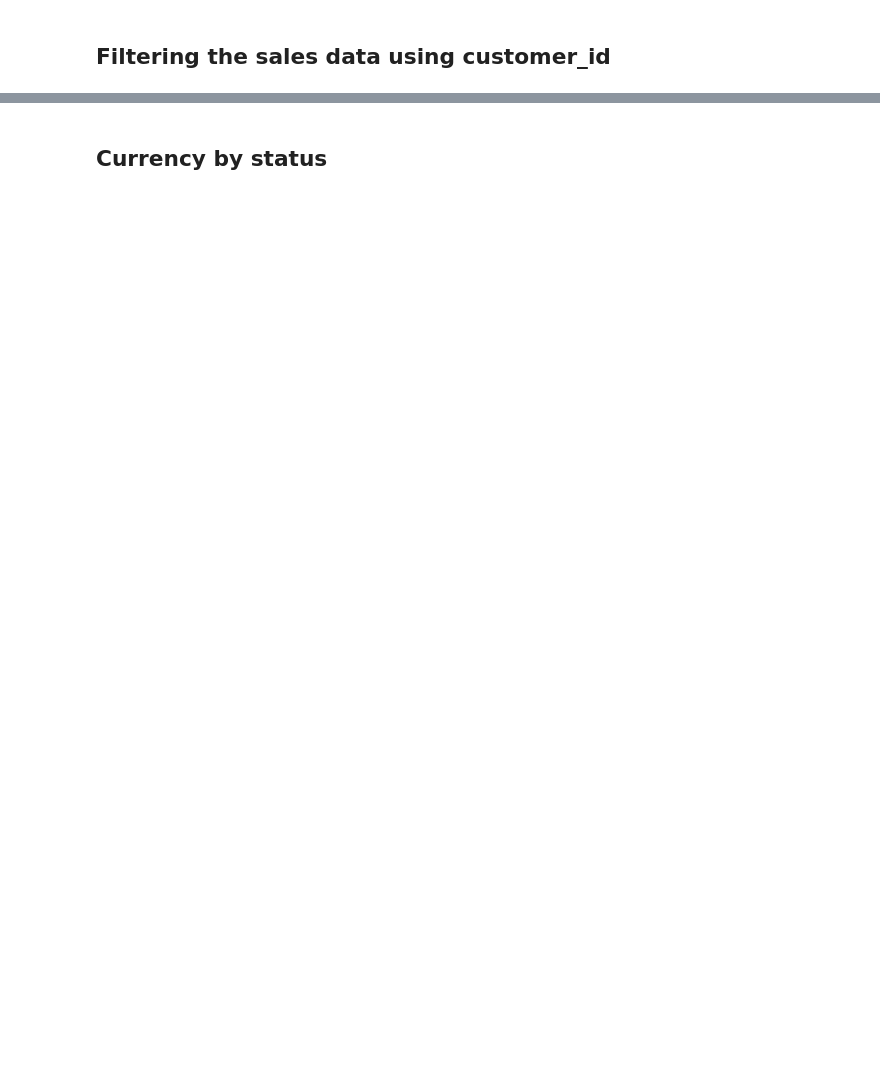
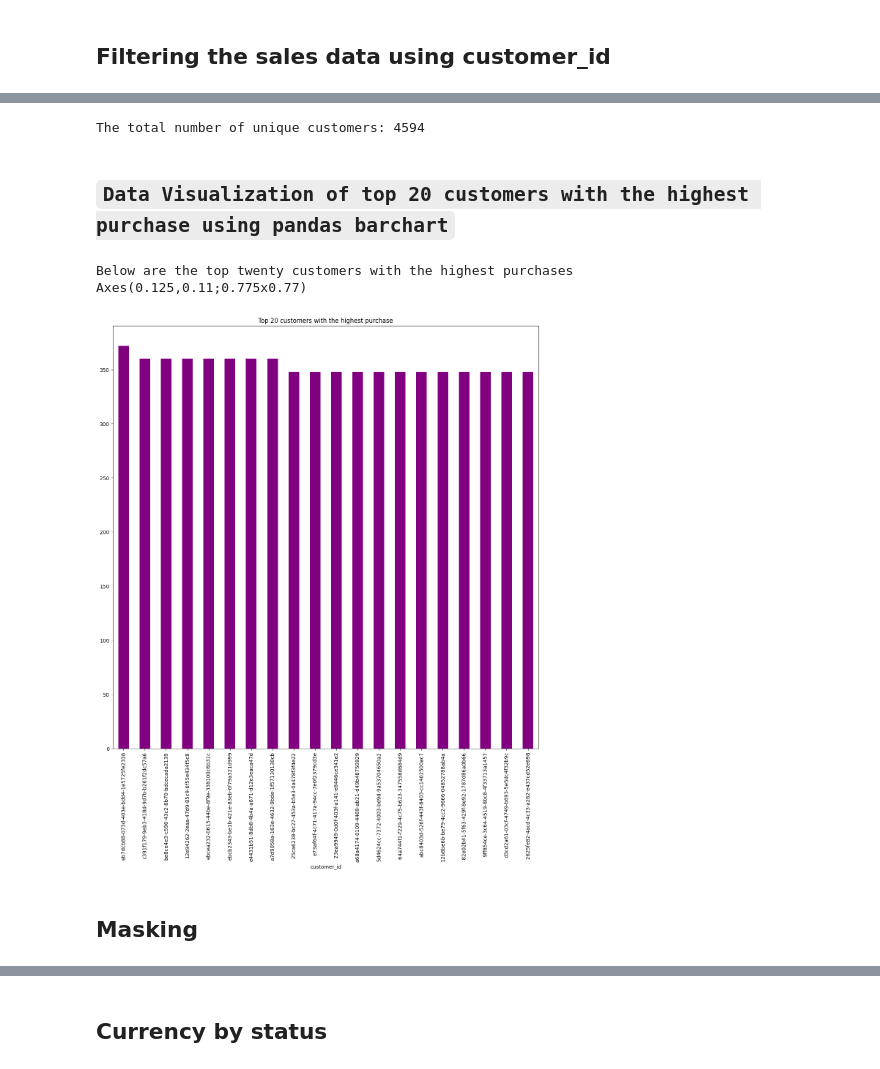
Before and after one commit to DuoDduo/AI-fellowship-module-2, a Jupyter notebook: Tasks/Task15/task_15.ipynb, the cells around one changed output, grey strips where cells are left out. Drawn from its saved outputs; the diff is of its cells as text; code cells hidden in the pictures; blank space fills up the shorter version.

```diff
--- a/Tasks/Task15/task_15.ipynb
+++ b/Tasks/Task15/task_15.ipynb
@@ -560,0 +378,18 @@ transaction_status.plot(kind = "bar", color= "pink", xlabel="Status", ylabel= "T
+# %%
+# checking the number of unique customers
+total_no_of_customers = sales["customer_id"].nunique()
+print(f"The total number of unique customers: {total_no_of_customers}")
+# %% [output]
+The total number of unique customers: 4594
+# %% [markdown]
+## `Data Visualization of top 20 customers with the highest purchase using pandas barchart`
+# %%
+# Top 20 custommers with the highest purchases....
+top_20= sales["customer_id"].value_counts().head(25).sort_values(ascending = False).head(20).plot(kind="bar", figsize= (15, 15),title="Top 20 customers with the highest purchase", color = "purple")
+print(f"Below are the top twenty customers with the highest purchases\n{top_20}")
+# %% [output]
+Below are the top twenty customers with the highest purchases
+Axes(0.125,0.11;0.775x0.77)
+[figure, added]
+# %% [markdown]
+## Masking ##
```
Also changed, not shown: parts of 93 cells of this notebook, 2 other files.
